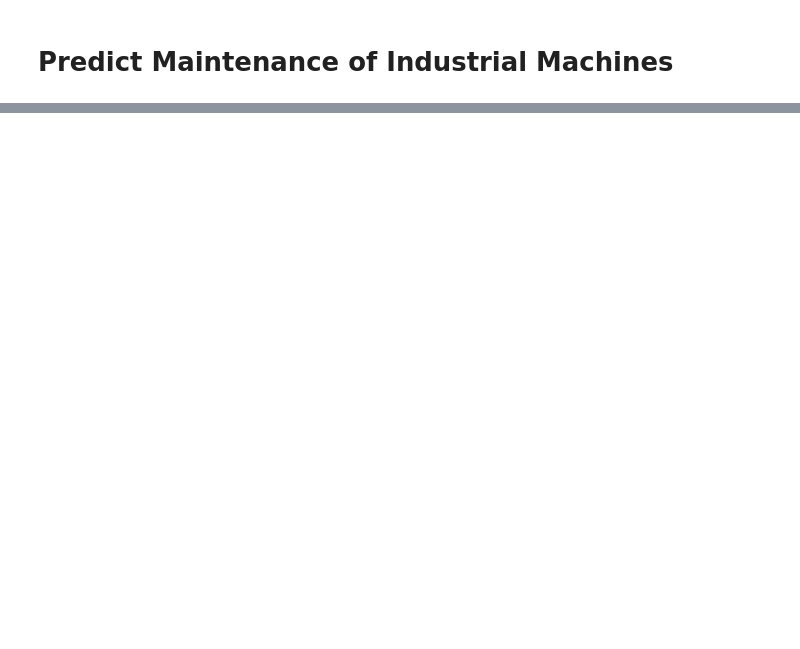
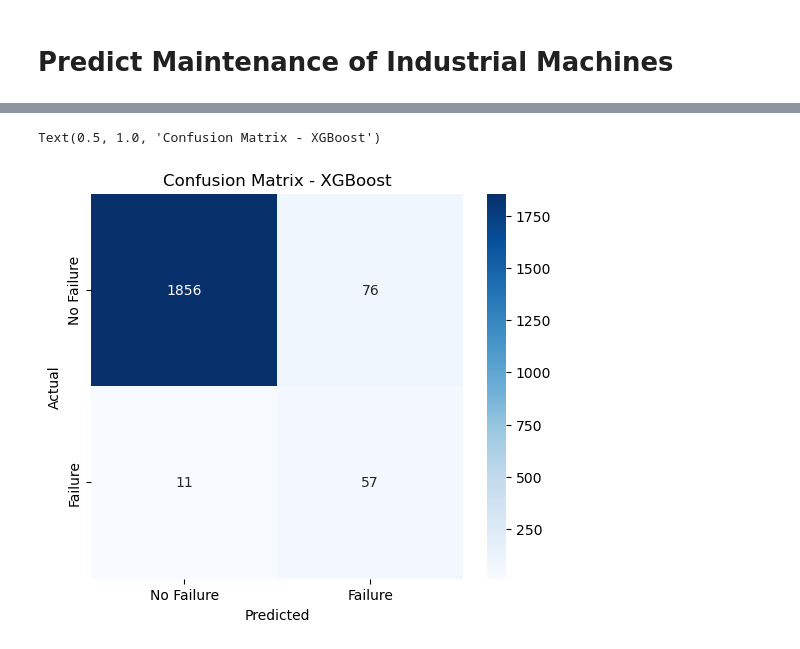
Before and after one commit to Hossein-Haghshenas/industrial-machine-fail-prediction, a Jupyter notebook: predict-maintenance.ipynb, the cells around one changed output, grey strips where cells are left out. Saved outputs shown, nothing was run; the diff lists cells and outputs as text; code cells hidden in the pictures; blank space fills up the shorter version.

Commit message:
feat : Implement models for predict maintenance of machines

```diff
--- a/predict-maintenance.ipynb
+++ b/predict-maintenance.ipynb
@@ -34,0 +96,25 @@ import xgboost as xgb
+# %%
+# Model predictions
+lr_pred = lr_model.predict(X_test)
+rf_pred = rf_model.predict(X_test)
+xgb_pred = xgb_model.predict(X_test)
+
+lr_pred_proba = lr_model.predict_proba(X_test)[:, 1]
+rf_pred_proba = rf_model.predict_proba(X_test)[:, 1]
+xgb_pred_proba = xgb_model.predict_proba(X_test)[:, 1]
+
+# Evaluate models - create metrics
+models = {
+    'Logistic Regression': (lr_pred, lr_pred_proba),
+    'Random Forest': (rf_pred, rf_pred_proba),
+    'XGBoost': (xgb_pred, xgb_pred_proba)
+}
+
+results = {}
+for model_name, (y_pred, y_pred_proba) in models.items():
+    results[model_name] = {
+        'recall': recall_score(y_test, y_pred),
+        'precision': precision_score(y_test, y_pred),
+        'f1': f1_score(y_test, y_pred),
+        'auc': roc_auc_score(y_test, y_pred_proba)
+    }
@@ -34,0 +125,13 @@ import xgboost as xgb
+# %%
+# Plot confusion matrix for XGBoost model
+plt.figure(figsize=(6, 5))
+cm = confusion_matrix(y_test, xgb_pred)
+sns.heatmap(cm, annot=True, fmt='d', cmap='Blues',
+            xticklabels=['No Failure', 'Failure'],
+            yticklabels=['No Failure', 'Failure'])
+plt.xlabel('Predicted')
+plt.ylabel('Actual')
+plt.title('Confusion Matrix - XGBoost')
+# %% [output]
+Text(0.5, 1.0, 'Confusion Matrix - XGBoost')
+[figure, added]
```
Also changed, not shown: parts of 8 cells of this notebook.
